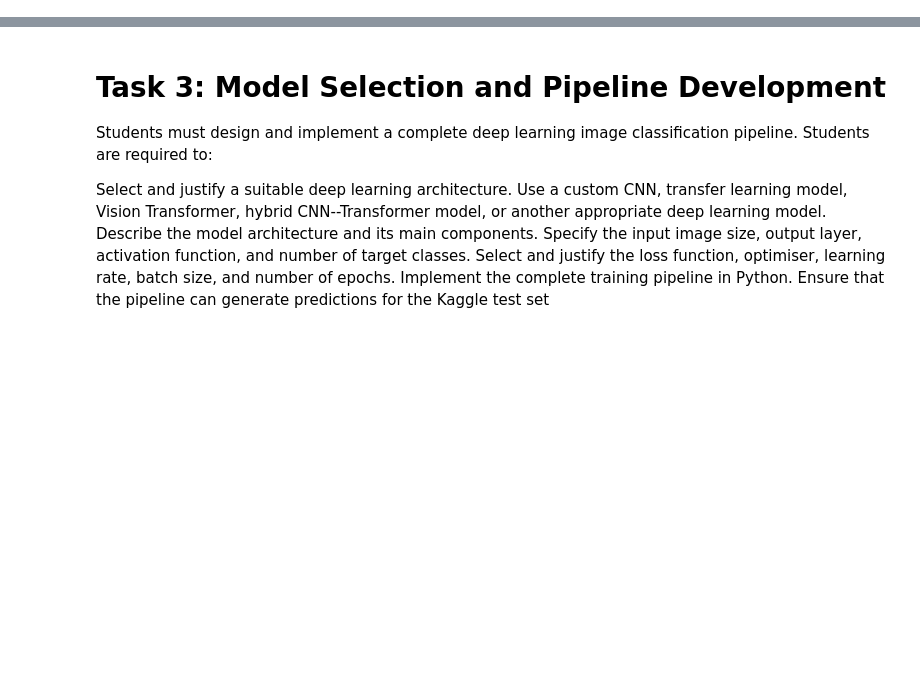
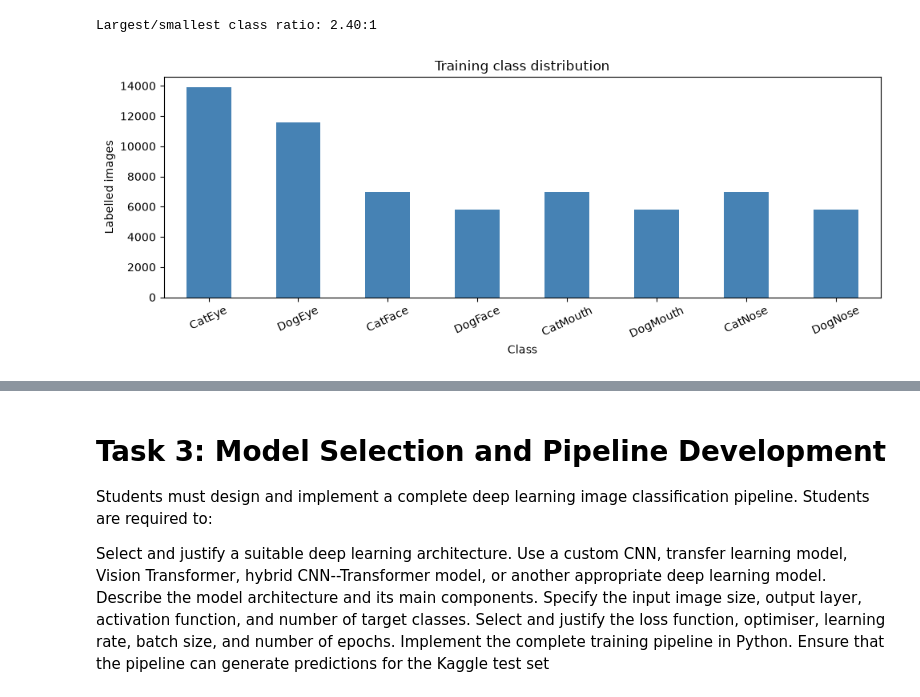
Before and after one commit to ChrisJHM6446/ENGE707_KaggleCompetition, a Jupyter notebook: KaggleComp_Main/Main.ipynb, the cells around one changed output, grey strips where cells are left out. Saved outputs shown, nothing was run; the diff lists cells and outputs as text; code cells hidden in the pictures; blank space fills up the shorter version.

Commit message:
Task 1 completed, moving onto task 2. from my understanding i deploy/pick a standard? model here so the model used here might not be the one i use later. a pre-trained model might be a good idea.

```diff
--- a/KaggleComp_Main/Main.ipynb
+++ b/KaggleComp_Main/Main.ipynb
@@ -17,0 +89,78 @@ Explain how the dataset will be used for training, validation, and Kaggle submis
+# %%
+# this chunk inspects the csvs and measures class balance.
+# im checking the labels, counting classes and displaying their distribution.
+# this is because missing labels, repeated IDs and imbalance can affect the models development.
+# read the IDs as strings, validate the tables and then use value_counts() to count the classes.
+
+# Strings preserve training IDs such as "00001".
+labels = pd.read_csv(
+    DATA_DIR / "train_labels.csv",
+    dtype="string"
+)
+
+sample_submission = pd.read_csv(
+    DATA_DIR / "sample_submission.csv",
+    dtype="string"
+)
+
+assert list(labels.columns) == ["image_id", "class"]
+assert list(sample_submission.columns) == ["image_id", "class"]
+
+display(labels.head())
+
+print("Training rows:", len(labels))
+print("Expected test predictions:", len(sample_submission))
+print("Missing training values:\n", labels.isna().sum())
+print("Repeated training IDs:", labels["image_id"].duplicated().sum())
+print("Repeated template IDs:", sample_submission["image_id"].duplicated().sum())
+print(
+    "Unexpected training classes:",
+    set(labels["class"].dropna()) - set(CLASSES)
+)
+
+# Stop if important label problems need resolving.
+assert not labels.isna().any().any(), "Missing training values found."
+assert labels["image_id"].str.strip().ne("").all(), "Blank training IDs found."
+assert labels["image_id"].is_unique, "Repeated training IDs found."
+assert set(labels["class"]) == set(CLASSES), "Check the target labels."
+
+assert sample_submission["image_id"].notna().all()
+assert sample_submission["image_id"].is_unique
+assert sample_submission["image_id"].str.strip().ne("").all()
+
+# The template's class values are examples, NOT actual test labels.
+test_ids = sample_submission[["image_id"]].copy()
+
+counts = labels["class"].value_counts().reindex(CLASSES)
+
+class_summary = (
+    counts.rename_axis("class")
+    .reset_index(name="labelled_images")
+)
+
+class_summary["percentage"] = (
+    100 * class_summary["labelled_images"] / len(labels)
+).round(2)
+
+display(class_summary)
+
+print(
+    f"Largest/smallest class ratio: "
+    f"{counts.max() / counts.min():.2f}:1"
+)
+
+ax = counts.plot.bar(
+    figsize=(10, 4),
+    color="steelblue",
+    rot=25
+)
+
+ax.set(
+    title="Training class distribution",
+    xlabel="Class",
+    ylabel="Labelled images"
+)
+
+plt.tight_layout()
+plt.show()
+# %% [output]
@@ -17,0 +191,2 @@ Explain how the dataset will be used for training, validation, and Kaggle submis
+Largest/smallest class ratio: 2.40:1
+[figure, added]
```
Also changed, not shown: parts of 16 cells of this notebook.
